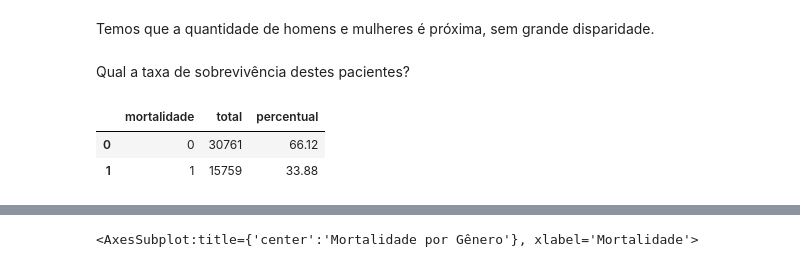
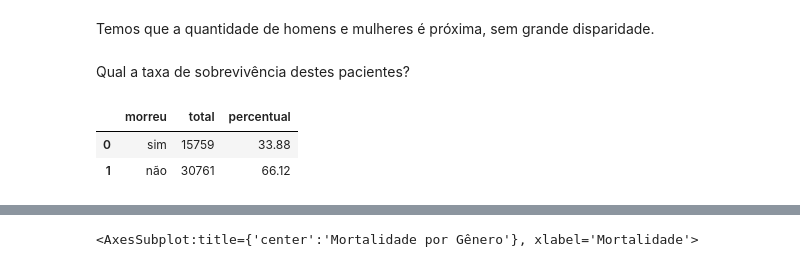
Before and after one commit to camila-cg/mimic-3, a Jupyter notebook: análise-exploratória.ipynb, the cells around one changed output, grey strips where cells are left out. Saved outputs shown, nothing was run; the diff lists cells and outputs as text; code cells hidden in the pictures.

```diff
--- a/análise-exploratória.ipynb
+++ b/análise-exploratória.ipynb
@@ -27,7 +30,8 @@ import seaborn as sns
 Número de pacientes
 # %%
 patients_df = pd.read_csv('C:\csvMimic\\v1_4\PATIENTS.csv', usecols=['SUBJECT_ID', 'GENDER', 'DOB', 'EXPIRE_FLAG'])
-patients_df.shape[0]
+tam_patients  = patients_df.shape[0]
+tam_patients
 # %% [output]
 46520
 # %% [markdown]
@@ -49,12 +50,13 @@ Temos que a quantidade de homens e mulheres é próxima, sem grande disparidade.
 # %% [markdown]
 Qual a taxa de sobrevivência destes pacientes?
 # %%
-n_rows = patients_df.shape[0]
-gender_survival = pd.DataFrame(data=patients_df['EXPIRE_FLAG'].value_counts().reset_index(name='total'))
-gender_survival['percentual'] = (gender_survival['total'] / n_rows * 100).round(2)
-gender_survival.rename(columns={'index': 'mortalidade'}, inplace=True)
-gender_survival
+survival_total = pd.DataFrame(data=patients_df['EXPIRE_FLAG'].value_counts(ascending=True).reset_index(name='total'))
+survival_total['percentual'] = (survival_total['total'] / tam_patients * 100).round(2)
+survival_total.rename(columns={'index': 'morreu'}, inplace=True)
+survival_total.loc[survival_total['morreu'] == 0, 'morreu'] = 'não'
+survival_total.loc[survival_total['morreu'] == 1, 'morreu'] = 'sim'
+survival_total
 # %% [output]
-|  | mortalidade | total | percentual |
-| 0 | 0 | 30761 | 66.12 |
-| 1 | 1 | 15759 | 33.88 |
+|  | morreu | total | percentual |
+| 0 | sim | 15759 | 33.88 |
+| 1 | não | 30761 | 66.12 |
```
Also changed, not shown: parts of 39 cells of this notebook.
